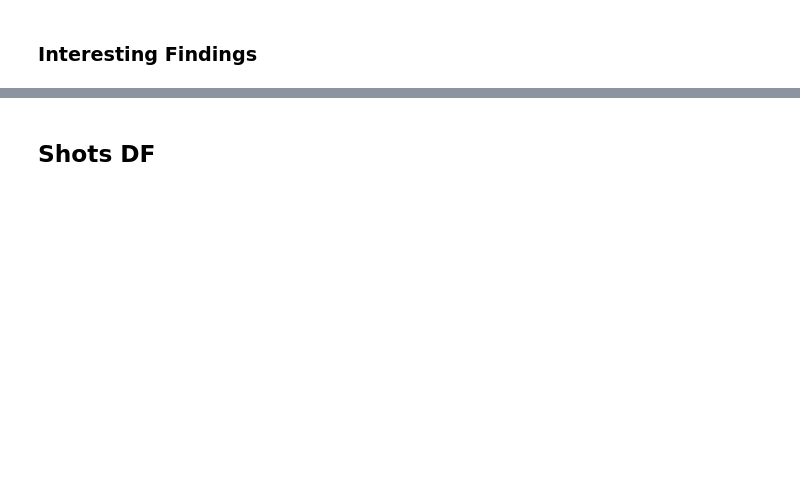
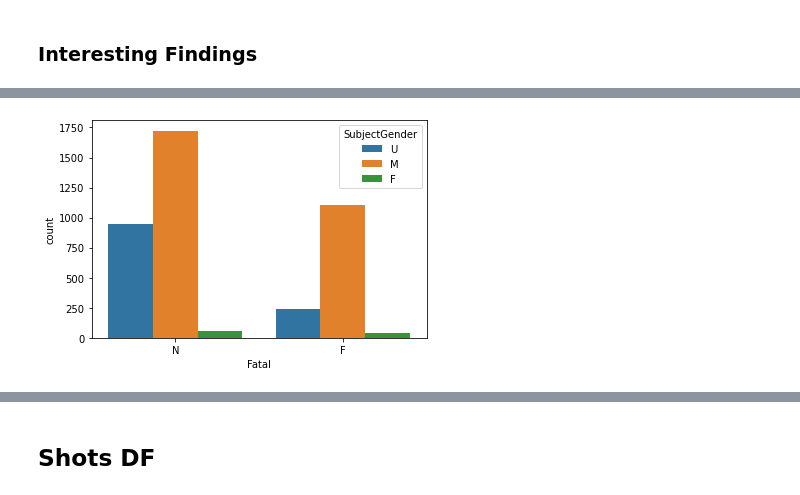
Before and after one commit to WoodyBurns44/thinkful, a Jupyter notebook: Officer_Involved_Shootings_Analysis.ipynb, the cells around one changed output, grey strips where cells are left out. Drawn from its saved outputs; the diff is of its cells as text; code cells hidden in the pictures; blank space fills up the shorter version.

```diff
--- a/Officer_Involved_Shootings_Analysis.ipynb
+++ b/Officer_Involved_Shootings_Analysis.ipynb
@@ -466,0 +474,5 @@ plt.show()
+# %%
+sns.countplot(x=df["Fatal"], hue=df["SubjectGender"])
+plt.show()
+# %% [output]
+[figure, added]
```
Also changed, not shown: parts of 95 cells of this notebook.
